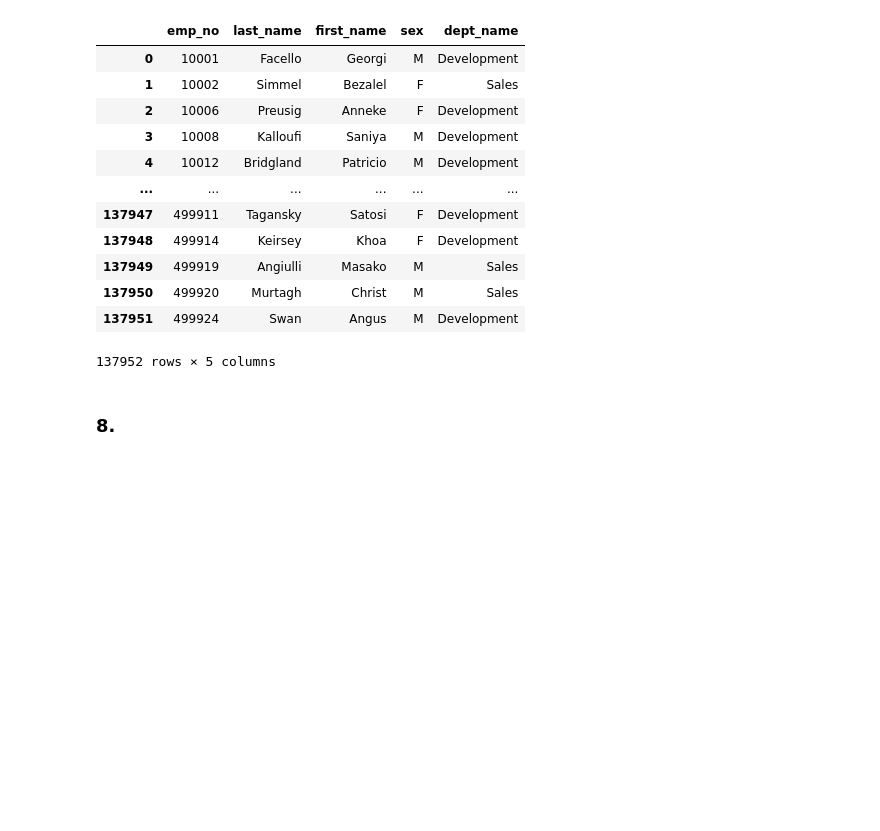
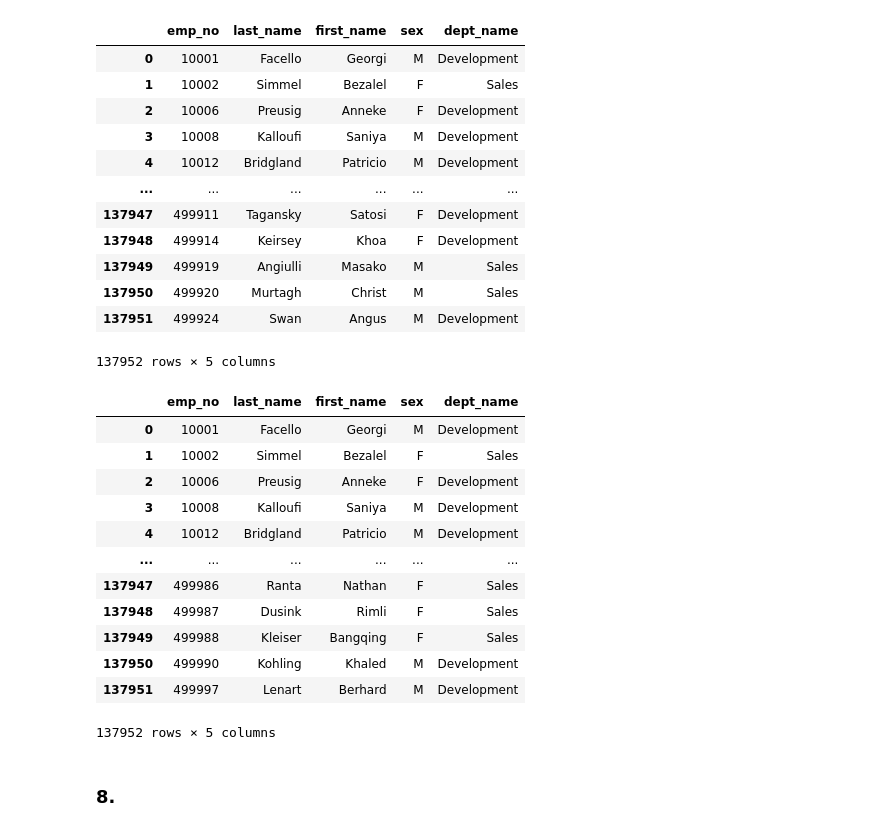
Before and after one commit to pandeysudip/SQL, a Jupyter notebook: sqlalchemy.ipynb, the cells around one changed output. Saved outputs shown, nothing was run; the diff lists cells and outputs as text; code cells hidden in the pictures; blank space fills up the shorter version.

```diff
--- a/sqlalchemy.ipynb
+++ b/sqlalchemy.ipynb
@@ -280,6 +415,35 @@ df_7
 | 137950 | 499920 | Murtagh | Christ | M | Sales |
 | 137951 | 499924 | Swan | Angus | M | Development |
 137952 rows × 5 columns
+# %%
+#using sql_alchemy
+res_7=connection.execute(db.select([employees.c.emp_no,
+                                   employees.c.last_name,
+                                   employees.c.first_name,
+                                   employees.c.sex,
+                                   departments.c.dept_name])
+                         .join(dept_emp, employees.c.emp_no==dept_emp.c.emp_no)
+                         .join(departments, dept_emp.c.dept_no==departments.c.dept_no)
+                         .where(db.or_(departments.c.dept_name=='Sales',
+                                      departments.c.dept_name=='Development'))
+                        ).fetchall()
+df_alc7 = pd.DataFrame(res_7, columns=(['emp_no', 'last_name',
+                                         'first_name','sex','dept_name']))
+df_alc7
+# %% [output]
+|  | emp_no | last_name | first_name | sex | dept_name |
+| 0 | 10001 | Facello | Georgi | M | Development |
+| 1 | 10002 | Simmel | Bezalel | F | Sales |
+| 2 | 10006 | Preusig | Anneke | F | Development |
+| 3 | 10008 | Kalloufi | Saniya | M | Development |
+| 4 | 10012 | Bridgland | Patricio | M | Development |
+| ... | ... | ... | ... | ... | ... |
+| 137947 | 499986 | Ranta | Nathan | F | Sales |
+| 137948 | 499987 | Dusink | Rimli | F | Sales |
+| 137949 | 499988 | Kleiser | Bangqing | F | Sales |
+| 137950 | 499990 | Kohling | Khaled | M | Development |
+| 137951 | 499997 | Lenart | Berhard | M | Development |
+137952 rows × 5 columns
 # %% [markdown]
 ### 8.
 # %%
```
Also changed, not shown: parts of 5 cells of this notebook.
